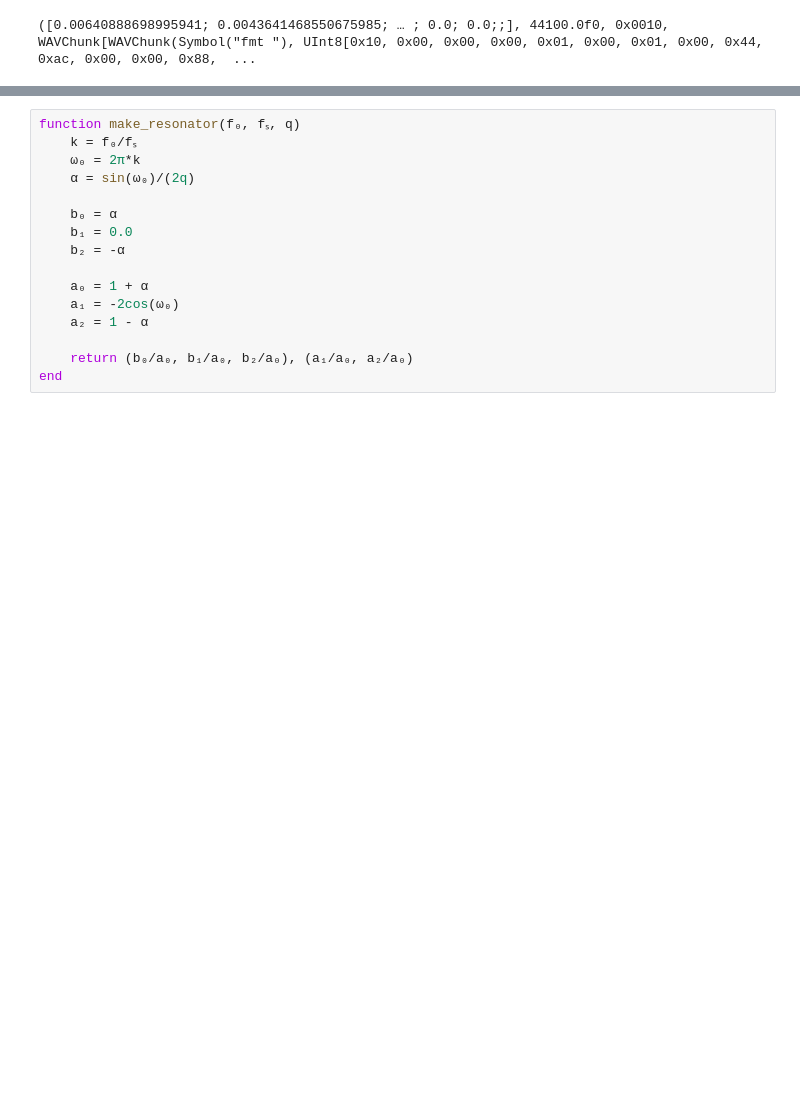
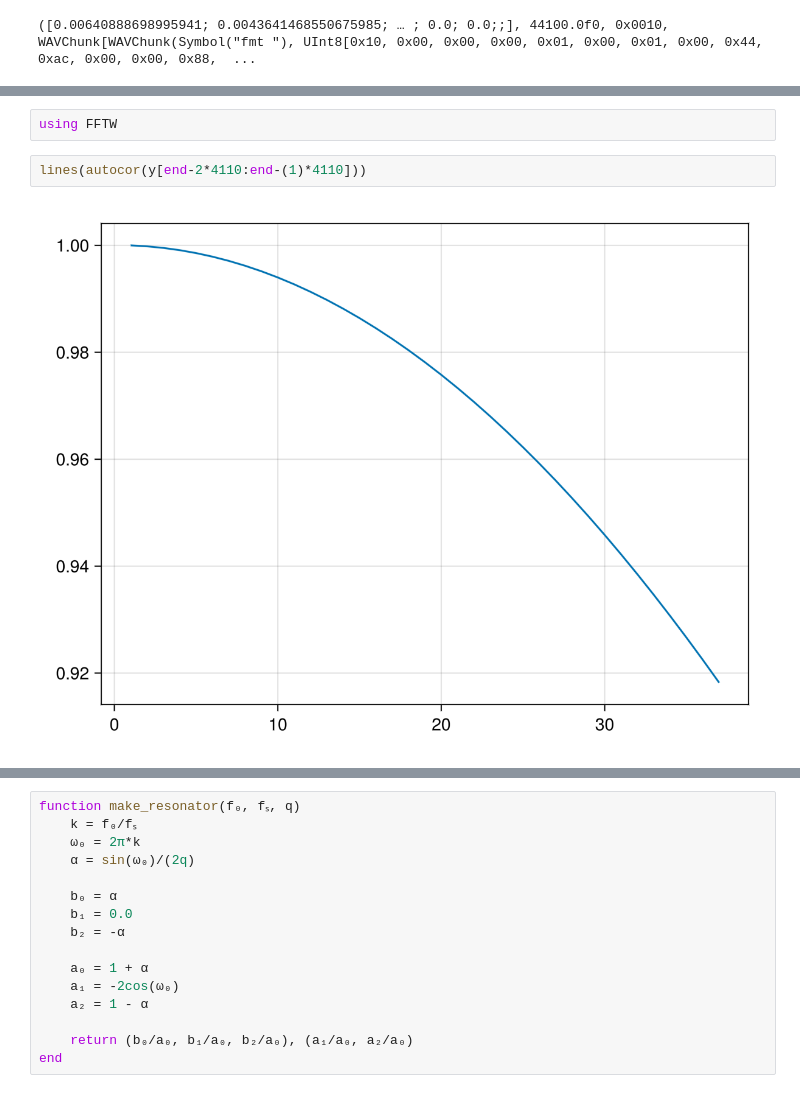
Before and after one commit to darwindarak/bass-tuna, a Jupyter notebook: experiments/Tuning - Resonators.ipynb, the cells around one changed output, grey strips where cells are left out. Drawn from its saved outputs; the diff is of its cells as text; blank space fills up the shorter version.

```diff
--- a/experiments/Tuning - Resonators.ipynb
+++ b/experiments/Tuning - Resonators.ipynb
@@ -8,0 +68,6 @@ y, Fs, nbits, opts  = wavread("/Users/darwin/Downloads/Unknown-3.wav")
+# %%
+using FFTW
+# %%
+lines(autocor(y[end-2*4110:end-(1)*4110]))
+# %% [output]
+[figure, added]
```
Also changed, not shown: parts of 21 cells of this notebook, 6 other files.
